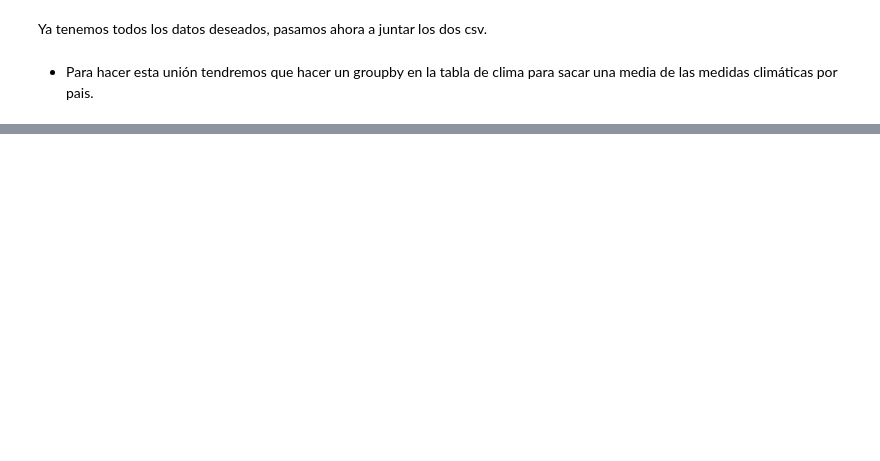
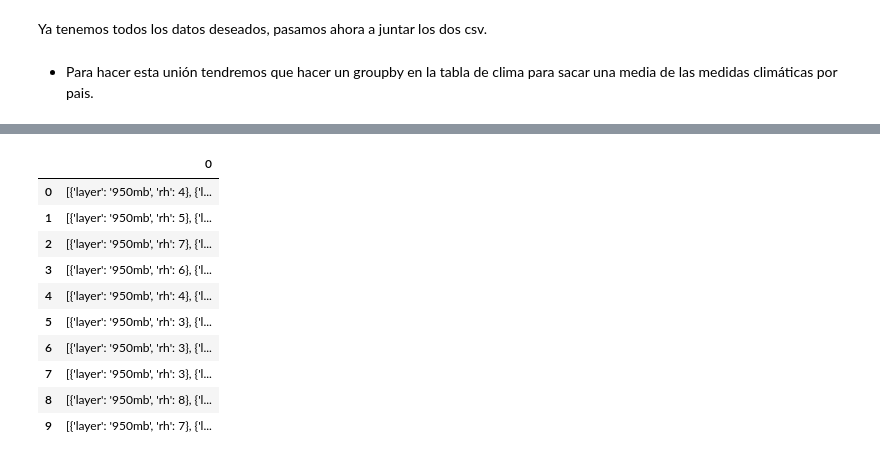
Before and after one commit to Adalab/DA-promo-A-module-2-pairprog-2-pair-3-Alicia-Laura, a Jupyter notebook: ETL/ETL2.ipynb, the cells around one changed output, grey strips where cells are left out. Cells and saved outputs as stored; diff of their text form; code cells hidden in the pictures; blank space fills up the shorter version.

```diff
--- a/ETL/ETL2.ipynb
+++ b/ETL/ETL2.ipynb
@@ -52,0 +124,17 @@ Ya tenemos todos los datos deseados, pasamos ahora a juntar los dos csv.
+# %%
+# nos creamos un dataframe nuevo con el resultado de la información de una de las columnas separadas por columnas.
+# Esto nos va a devolver un dataframe donde cada fila será una celda del dataframe anterior.
+x2 = df_clima['rh_profile'].apply(pd.Series)
+x2.head(10)
+# %% [output]
+|  | 0 |
+| 0 | [{'layer': '950mb', 'rh': 4}, {'l... |
+| 1 | [{'layer': '950mb', 'rh': 5}, {'l... |
+| 2 | [{'layer': '950mb', 'rh': 7}, {'l... |
+| 3 | [{'layer': '950mb', 'rh': 6}, {'l... |
+| 4 | [{'layer': '950mb', 'rh': 4}, {'l... |
+| 5 | [{'layer': '950mb', 'rh': 3}, {'l... |
+| 6 | [{'layer': '950mb', 'rh': 3}, {'l... |
+| 7 | [{'layer': '950mb', 'rh': 3}, {'l... |
+| 8 | [{'layer': '950mb', 'rh': 8}, {'l... |
+| 9 | [{'layer': '950mb', 'rh': 7}, {'l... |
```
Also changed, not shown: parts of 19 cells of this notebook.
